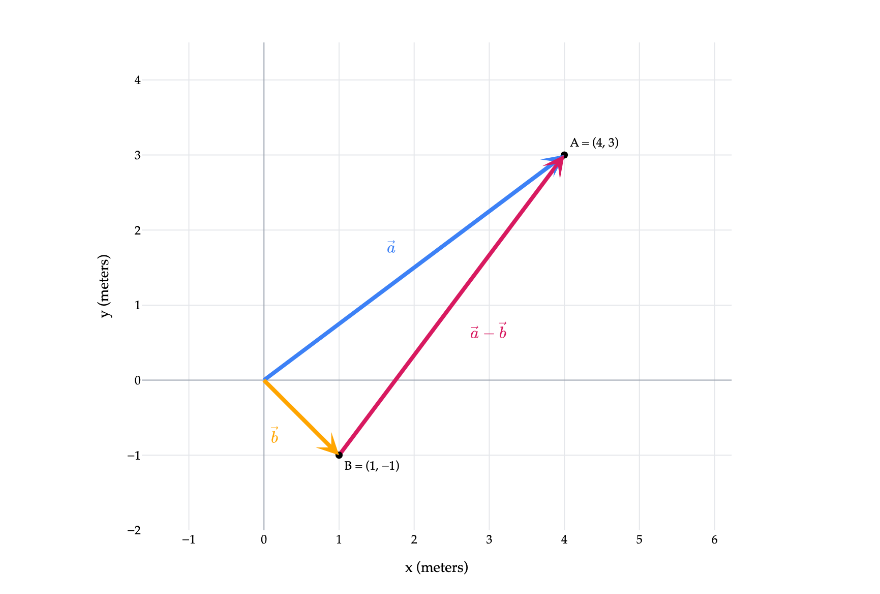
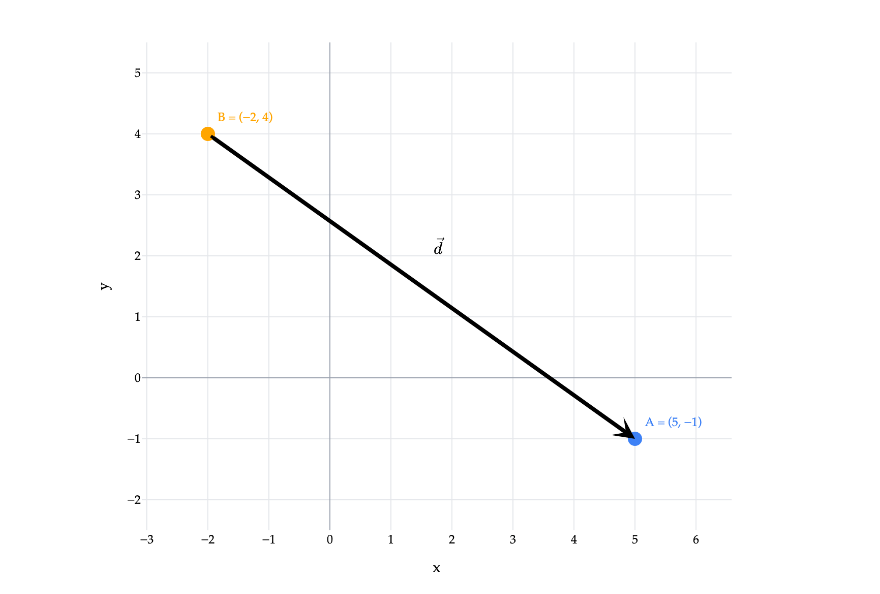
Before and after one commit to math-124/notes, a Jupyter notebook: ch01/01-05.ipynb, the cells around one changed output. Saved outputs shown, nothing was run; the diff lists cells and outputs as text; code cells hidden in the pictures.

```diff
--- a/ch01/01-05.ipynb
+++ b/ch01/01-05.ipynb
@@ -326,20 +330,16 @@ $$d(A,B)=\sqrt{3^2+4^2}=\boxed{5\text{ meters}}.$$
 # %%
 vectors = [
-    (((0, 0), (4, 3)), '#3d81f6', r'$\vec a$'),
-    (((0, 0), (1, -1)), 'orange', r'$\vec b$'),
-    (((1, -1), (4, 3)), '#d81a60', r'$\vec a - \vec b$'),
+    (((-2, 4), (5, -1)), 'black', r'$\vec d$'),
 ]
 fig = plot_vectors_non_origin(vectors)
-fig.layout.annotations[1].update(x=1.7, y=1.8)
-fig.layout.annotations[3].update(x=0.15, y=-0.7)
-fig.layout.annotations[5].update(x=3, y=0.7)
-fig.update_layout(width=650,height=550,xaxis_title='x (meters)',yaxis_title='y (meters)',margin=dict(l=45,r=25,t=25,b=45))
-fig.update_xaxes(range=[-1,5.6],dtick=1)
-fig.update_yaxes(range=[-2,4.5],dtick=1,scaleanchor='x',scaleratio=1)
+fig.layout.annotations[1].update(x=1.8, y=2.2)
+fig.update_layout(width=650,height=550,xaxis_title='x',yaxis_title='y',margin=dict(l=45,r=25,t=25,b=45))
+fig.update_xaxes(range=[-3,6.5],dtick=1)
+fig.update_yaxes(range=[-2.5,5.5],dtick=1,scaleanchor='x',scaleratio=1)
 finish_vectors(fig,vectors)
-fig.add_trace(go.Scatter(x=[4,1],y=[3,-1],mode='markers+text',text=['A = (4, 3)','B = (1, −1)'],
-    textposition=['top right','bottom right'],textfont=dict(color='black'),marker=dict(color='black',size=7),showlegend=False))
+fig.add_trace(go.Scatter(x=[5,-2],y=[-1,4],mode='markers+text',text=['A = (5, −1)','B = (−2, 4)'],
+    textposition=['top right','top right'],textfont=dict(color=['#3d81f6','orange']),marker=dict(color=['#3d81f6','orange'],size=14),showlegend=False))
 fig.show(scale=2)
 # %% [output]
-[figure, old version]
+[figure, new version]
 # %% [markdown]
```
Also changed, not shown: parts of 16 cells of this notebook, 7 other files.
